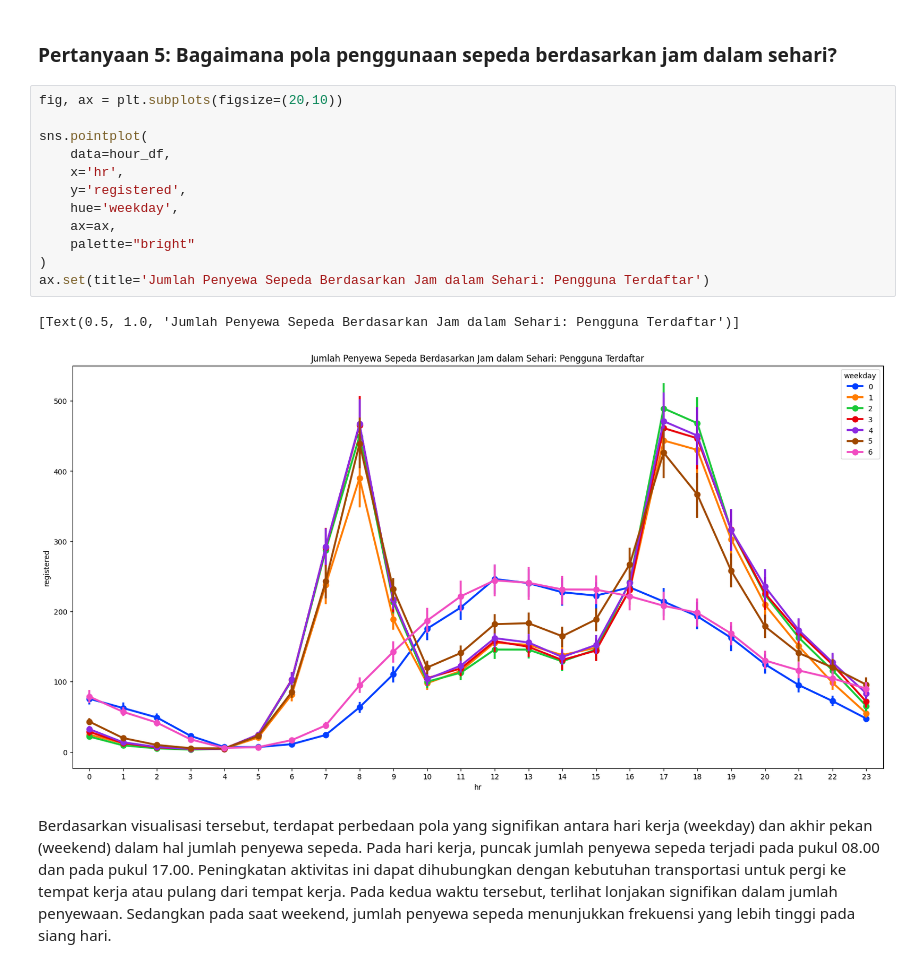
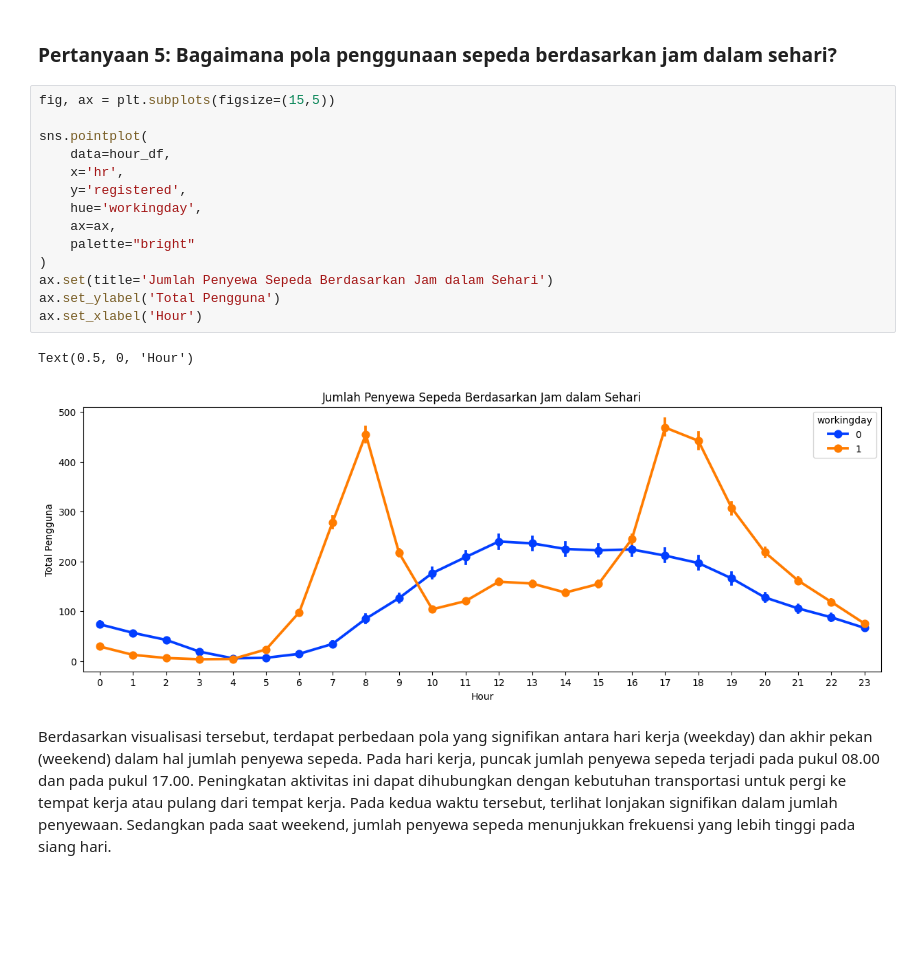
Before and after one commit to verentaulia/bike-sharing, a Jupyter notebook: notebook_bikeshare.ipynb, the cells around one changed output. Cells and saved outputs as stored; diff of their text form; blank space fills up the shorter version.

```diff
--- a/notebook_bikeshare.ipynb
+++ b/notebook_bikeshare.ipynb
@@ -685,19 +685,21 @@ Berdasarkan visualisasi tersebut, pelanggan baik casual maupun registered lebih
 # %% [markdown]
 ### Pertanyaan 5: Bagaimana pola penggunaan sepeda berdasarkan jam dalam sehari?
 # %%
-fig, ax = plt.subplots(figsize=(20,10))
+fig, ax = plt.subplots(figsize=(15,5))
 
 sns.pointplot(
     data=hour_df,
     x='hr',
     y='registered',
-    hue='weekday',
+    hue='workingday',
     ax=ax,
     palette="bright"
 )
-ax.set(title='Jumlah Penyewa Sepeda Berdasarkan Jam dalam Sehari: Pengguna Terdaftar')
+ax.set(title='Jumlah Penyewa Sepeda Berdasarkan Jam dalam Sehari')
+ax.set_ylabel('Total Pengguna')
+ax.set_xlabel('Hour')
 # %% [output]
-[Text(0.5, 1.0, 'Jumlah Penyewa Sepeda Berdasarkan Jam dalam Sehari: Pengguna Terdaftar')]
+Text(0.5, 0, 'Hour')
-[figure, old version]
+[figure, new version]
 # %% [markdown]
 Berdasarkan visualisasi tersebut, terdapat perbedaan pola yang signifikan antara hari kerja (weekday) dan akhir pekan (weekend) dalam hal jumlah penyewa sepeda. Pada hari kerja, puncak jumlah penyewa sepeda terjadi pada pukul 08.00 dan pada pukul 17.00. Peningkatan aktivitas ini dapat dihubungkan dengan kebutuhan transportasi untuk pergi ke tempat kerja atau pulang dari tempat kerja. Pada kedua waktu tersebut, terlihat lonjakan signifikan dalam jumlah penyewaan. Sedangkan pada saat weekend, jumlah penyewa sepeda menunjukkan frekuensi yang lebih tinggi pada siang hari.
```
Also changed, not shown: parts of 4 cells of this notebook, 1 other file.
